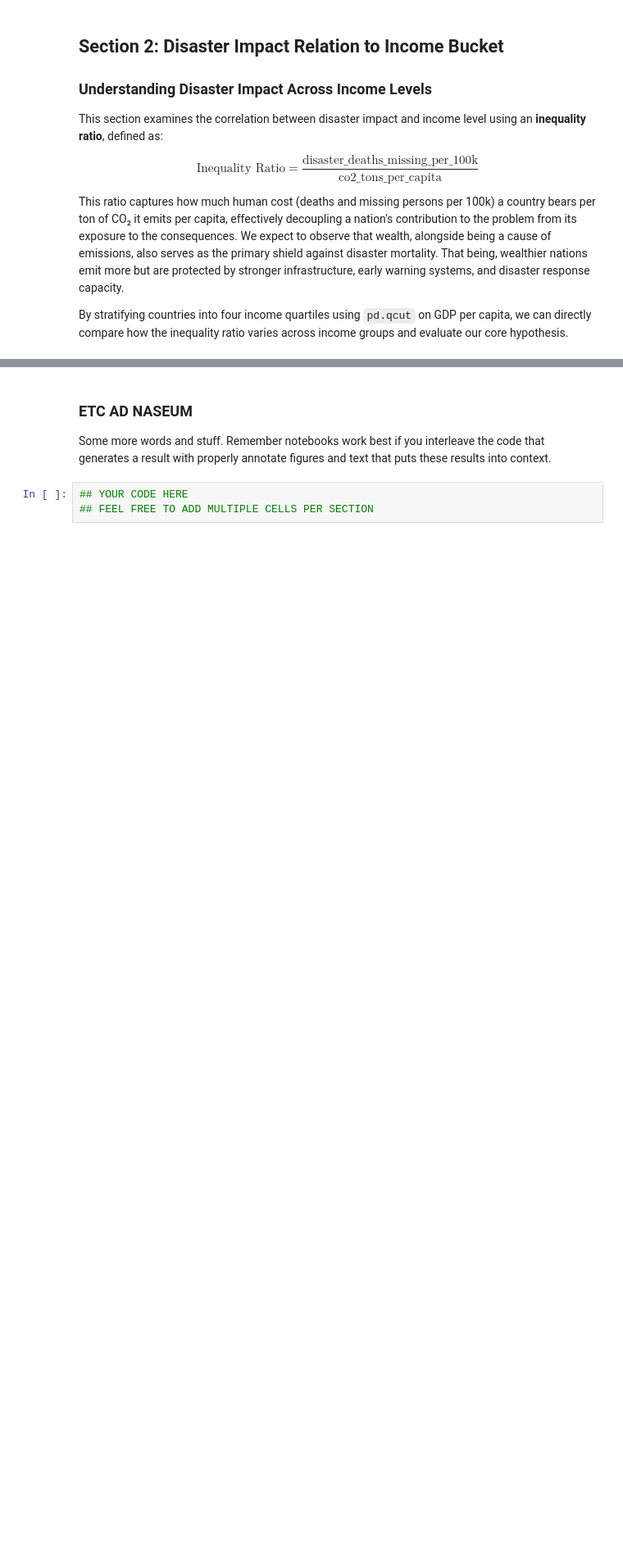
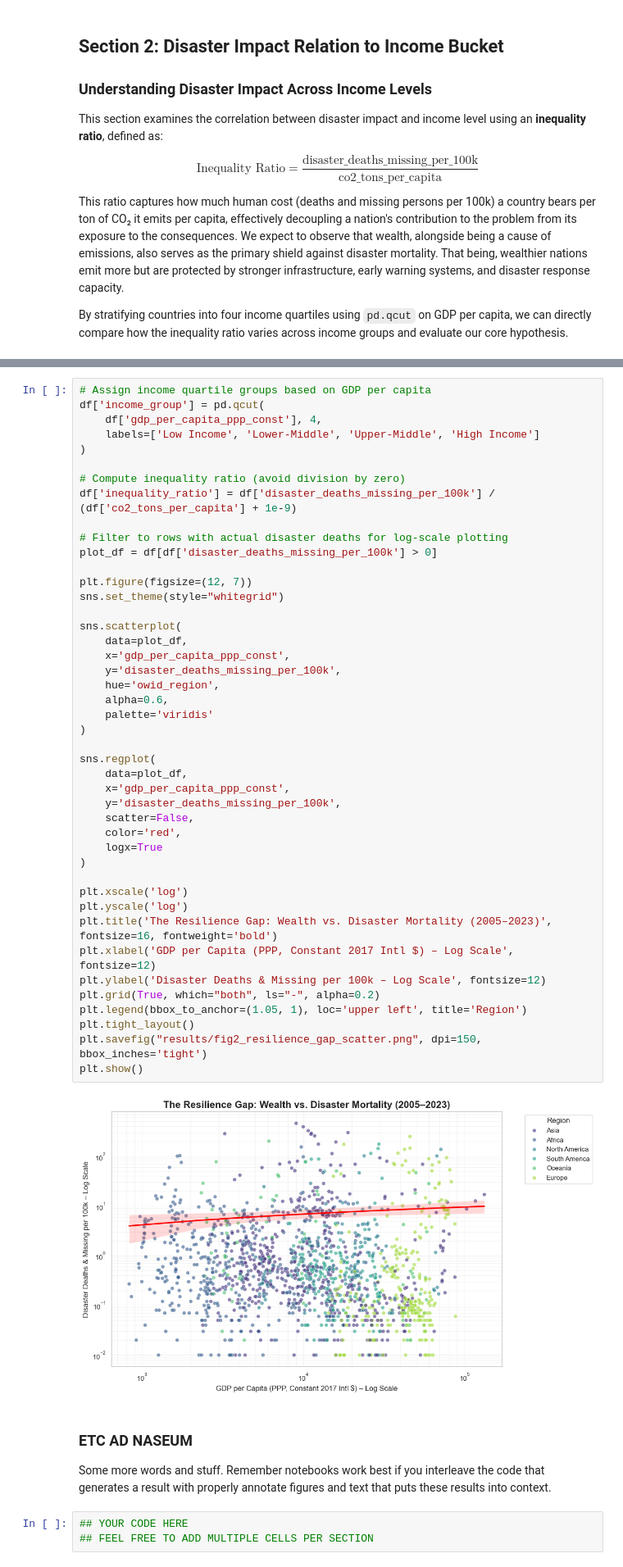
Before and after one commit to COGS108/Group133_WI26, a Jupyter notebook: 03-FinalProject.ipynb, the cells around one changed output, grey strips where cells are left out. Shown at 82% size. Saved outputs shown, nothing was run; the diff lists cells and outputs as text; blank space fills up the shorter version.

```diff
--- a/03-FinalProject.ipynb
+++ b/03-FinalProject.ipynb
@@ -285,3 +288,49 @@ By stratifying countries into four income quartiles using `pd.qcut` on GDP per c
+# %%
+# Assign income quartile groups based on GDP per capita
+df['income_group'] = pd.qcut(
+    df['gdp_per_capita_ppp_const'], 4,
+    labels=['Low Income', 'Lower-Middle', 'Upper-Middle', 'High Income']
+)
+
+# Compute inequality ratio (avoid division by zero)
+df['inequality_ratio'] = df['disaster_deaths_missing_per_100k'] / (df['co2_tons_per_capita'] + 1e-9)
+
+# Filter to rows with actual disaster deaths for log-scale plotting
+plot_df = df[df['disaster_deaths_missing_per_100k'] > 0]
+
+plt.figure(figsize=(12, 7))
+sns.set_theme(style="whitegrid")
+
+sns.scatterplot(
+    data=plot_df,
+    x='gdp_per_capita_ppp_const',
+    y='disaster_deaths_missing_per_100k',
+    hue='owid_region',
+    alpha=0.6,
+    palette='viridis'
+)
+
+sns.regplot(
+    data=plot_df,
+    x='gdp_per_capita_ppp_const',
+    y='disaster_deaths_missing_per_100k',
+    scatter=False,
+    color='red',
+    logx=True
+)
+
+plt.xscale('log')
+plt.yscale('log')
+plt.title('The Resilience Gap: Wealth vs. Disaster Mortality (2005–2023)', fontsize=16, fontweight='bold')
+plt.xlabel('GDP per Capita (PPP, Constant 2017 Intl $) – Log Scale', fontsize=12)
+plt.ylabel('Disaster Deaths & Missing per 100k – Log Scale', fontsize=12)
+plt.grid(True, which="both", ls="-", alpha=0.2)
+plt.legend(bbox_to_anchor=(1.05, 1), loc='upper left', title='Region')
+plt.tight_layout()
+plt.savefig("results/fig2_resilience_gap_scatter.png", dpi=150, bbox_inches='tight')
+plt.show()
+# %% [output]
+[figure, added]
 # %% [markdown]
 ### ETC AD NASEUM
 
```
Also changed, not shown: parts of 4 cells of this notebook, 1 other file.
